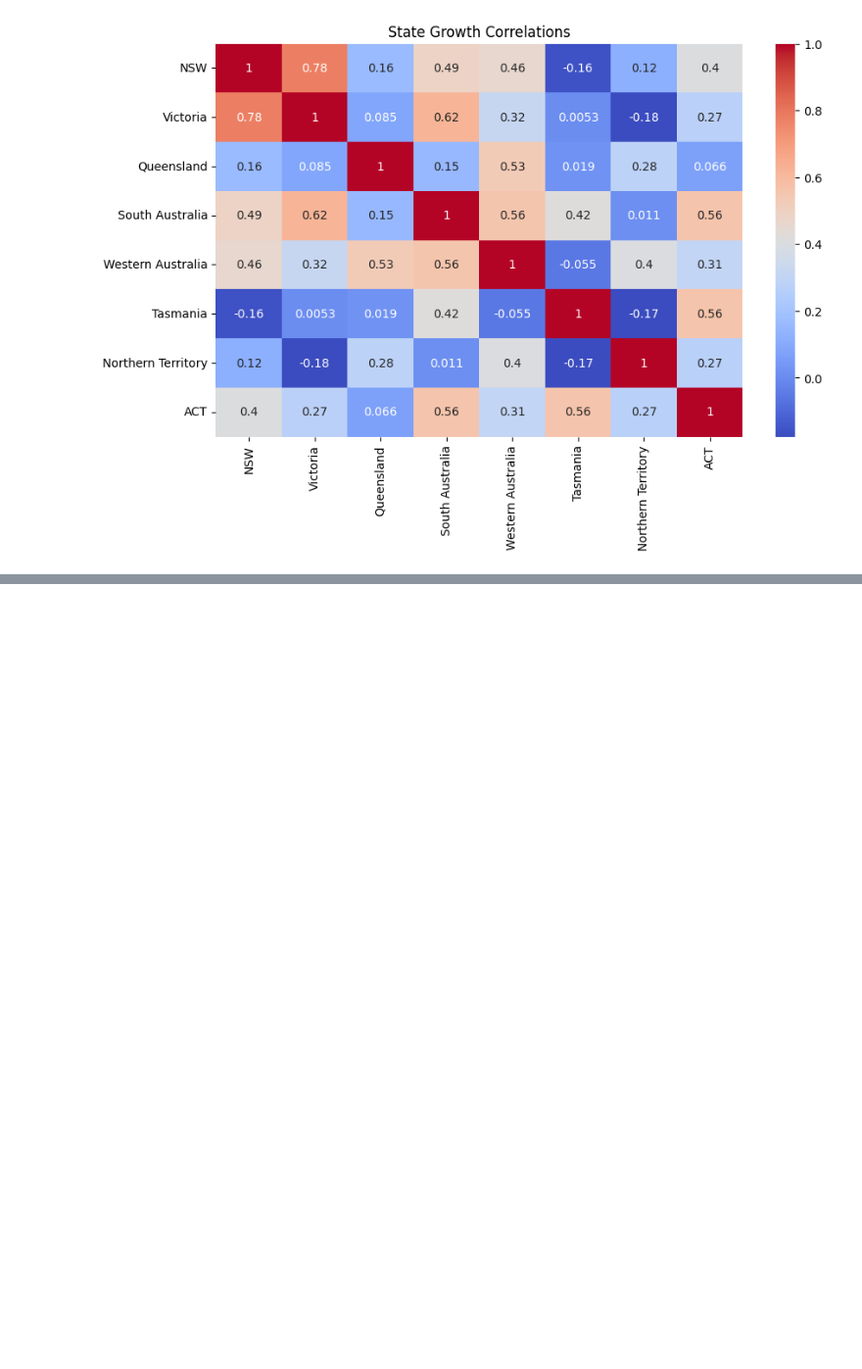
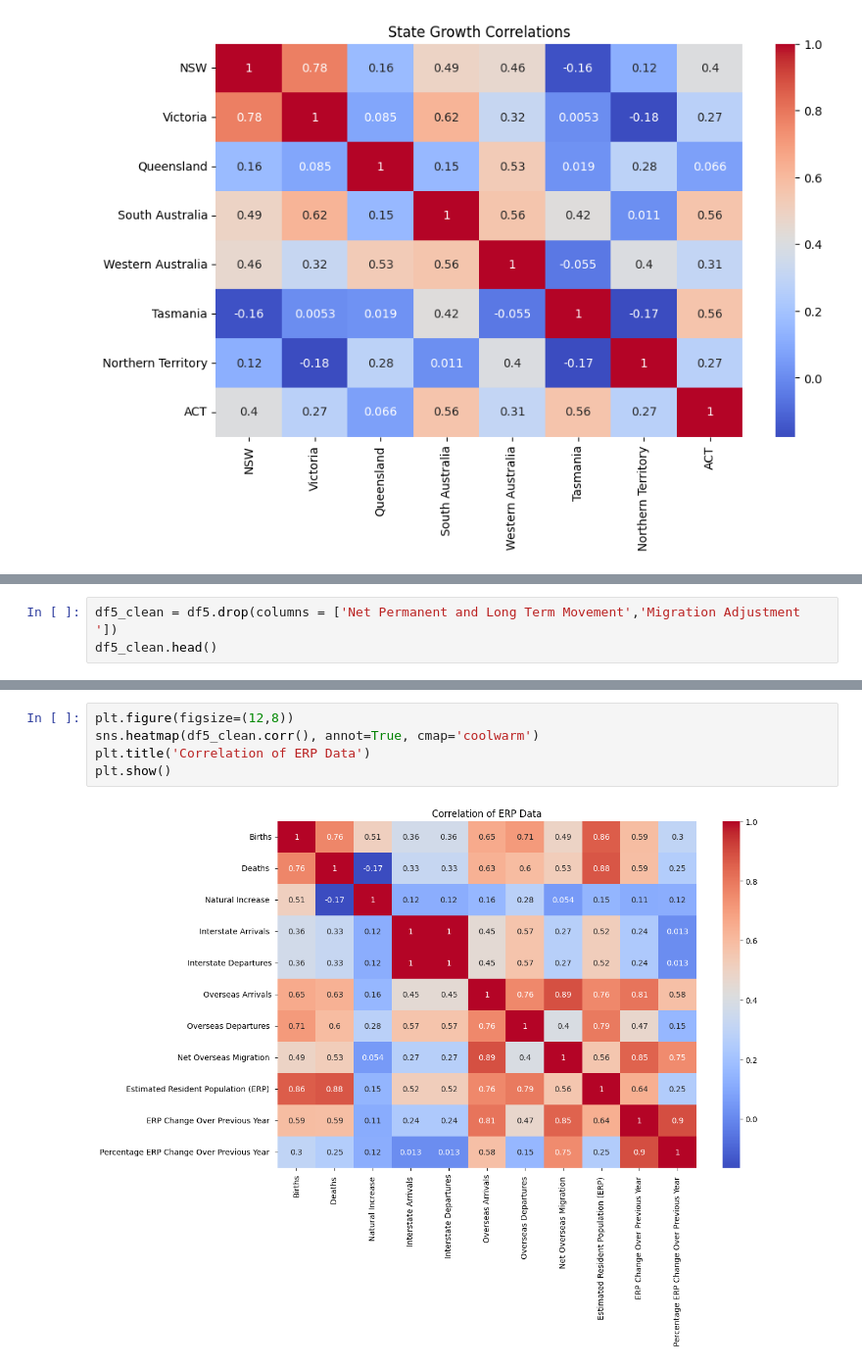
Before and after one commit to PRANIT0605/aus-housing-affordability, a Jupyter notebook: notebooks/housing-affordability.ipynb, the cells around one changed output, grey strips where cells are left out. Shown at 98% size. Drawn from its saved outputs; the diff is of its cells as text; blank space fills up the shorter version.

```diff
--- a/notebooks/housing-affordability.ipynb
+++ b/notebooks/housing-affordability.ipynb
@@ -489,0 +530,3 @@ plt.show()
+# %%
+df5_clean = df5.drop(columns = ['Net Permanent and Long Term Movement','Migration Adjustment '])
+df5_clean.head()
@@ -489,0 +541,7 @@ plt.show()
+# %%
+plt.figure(figsize=(12,8))
+sns.heatmap(df5_clean.corr(), annot=True, cmap='coolwarm')
+plt.title('Correlation of ERP Data')
+plt.show()
+# %% [output]
+[figure, added]
```
Also changed, not shown: parts of 9 cells of this notebook, 8 other files.
